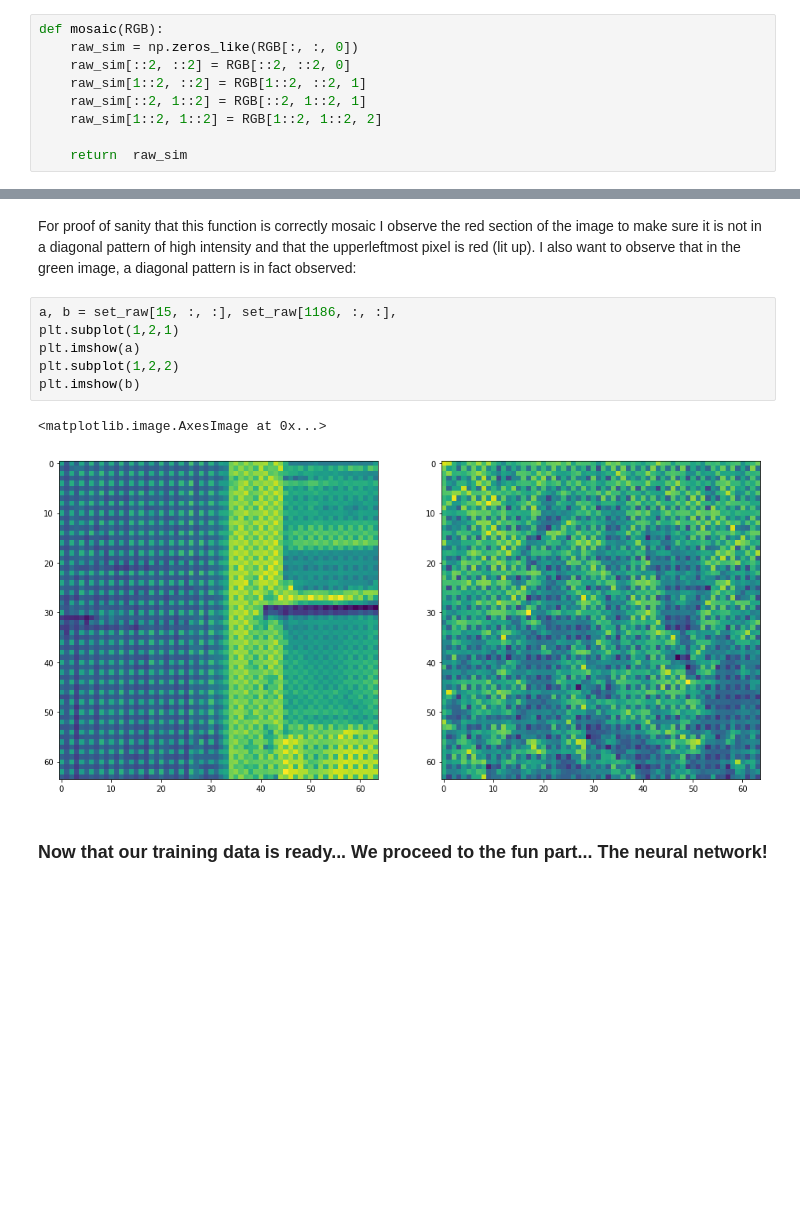
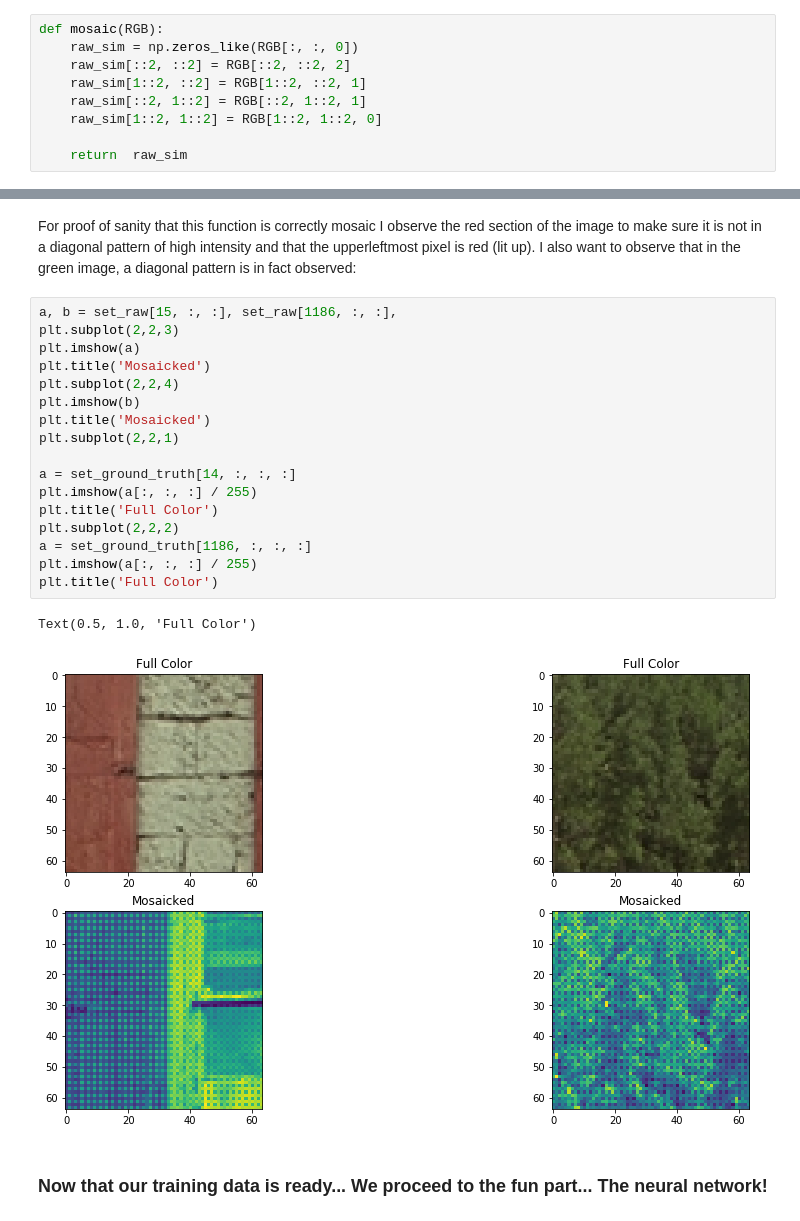
Before and after one commit to polortiz4/Smart-Cameras, a Jupyter notebook: HW3.ipynb, the cells around one changed output, grey strips where cells are left out. Cells and saved outputs as stored; diff of their text form; blank space fills up the shorter version.

Commit message:
flexibility with input images

```diff
--- a/HW3.ipynb
+++ b/HW3.ipynb
@@ -232,10 +301,10 @@ Now we generate the virtual raw data from the training set by simulating the bay
 # %%
 def mosaic(RGB):
     raw_sim = np.zeros_like(RGB[:, :, 0])
-    raw_sim[::2, ::2] = RGB[::2, ::2, 0]
+    raw_sim[::2, ::2] = RGB[::2, ::2, 2]
     raw_sim[1::2, ::2] = RGB[1::2, ::2, 1]
     raw_sim[::2, 1::2] = RGB[::2, 1::2, 1]
-    raw_sim[1::2, 1::2] = RGB[1::2, 1::2, 2]
+    raw_sim[1::2, 1::2] = RGB[1::2, 1::2, 0]
 
     return  raw_sim
 # %%
@@ -247,13 +316,24 @@ for i in range(2304):
 For proof of sanity that this function is correctly mosaic I observe the red section of the image to make sure it is not in a diagonal pattern of high intensity and that the upperleftmost pixel is red (lit up). I also want to observe that in the green image, a diagonal pattern is in fact observed:
 # %%
 a, b = set_raw[15, :, :], set_raw[1186, :, :],
-plt.subplot(1,2,1)
+plt.subplot(2,2,3)
 plt.imshow(a)
-plt.subplot(1,2,2)
+plt.title('Mosaicked')
+plt.subplot(2,2,4)
 plt.imshow(b)
+plt.title('Mosaicked')
+plt.subplot(2,2,1)
+
+a = set_ground_truth[14, :, :, :]
+plt.imshow(a[:, :, :] / 255)
+plt.title('Full Color')
+plt.subplot(2,2,2)
+a = set_ground_truth[1186, :, :, :]
+plt.imshow(a[:, :, :] / 255)
+plt.title('Full Color')
 # %% [output]
-<matplotlib.image.AxesImage at 0x...>
+Text(0.5, 1.0, 'Full Color')
-[figure, old version]
+[figure, new version]
 # %% [markdown]
 ### Now that our training data is ready... We proceed to the fun part... The neural network!
 # %% [markdown]
```
Also changed, not shown: parts of 28 cells of this notebook.
